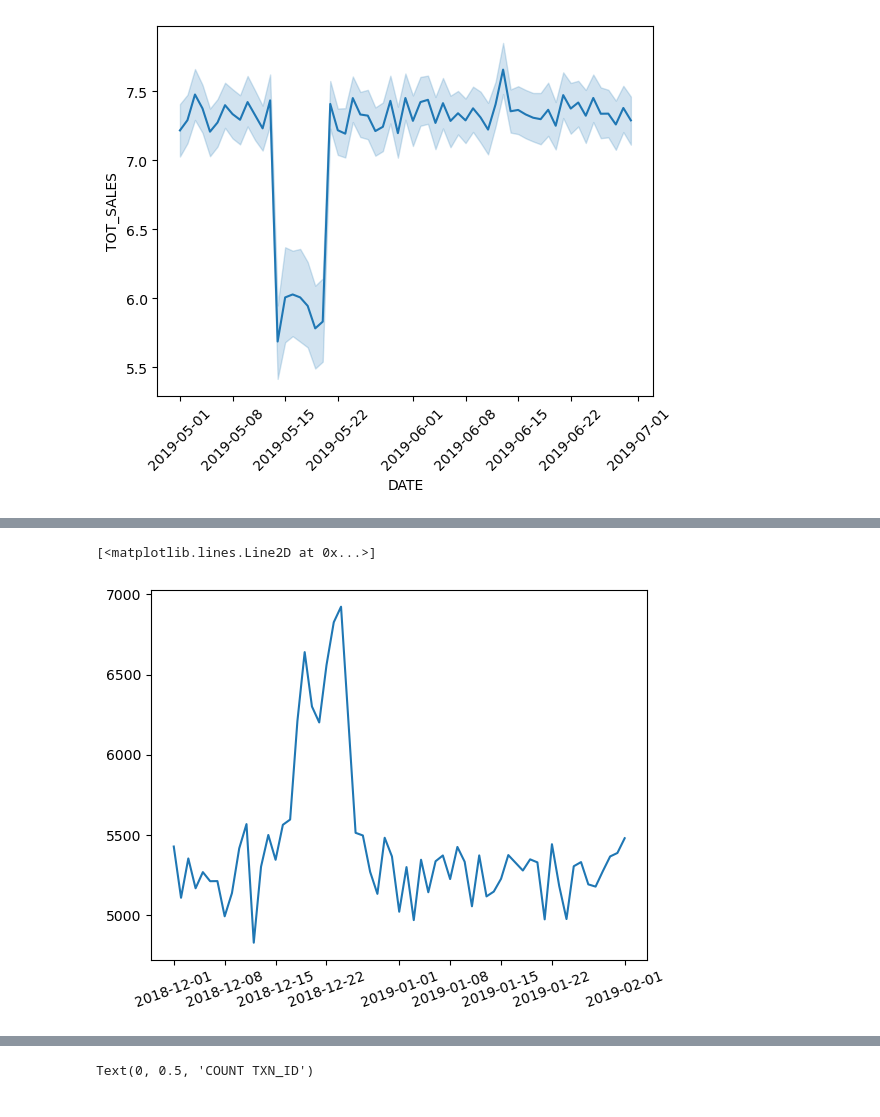
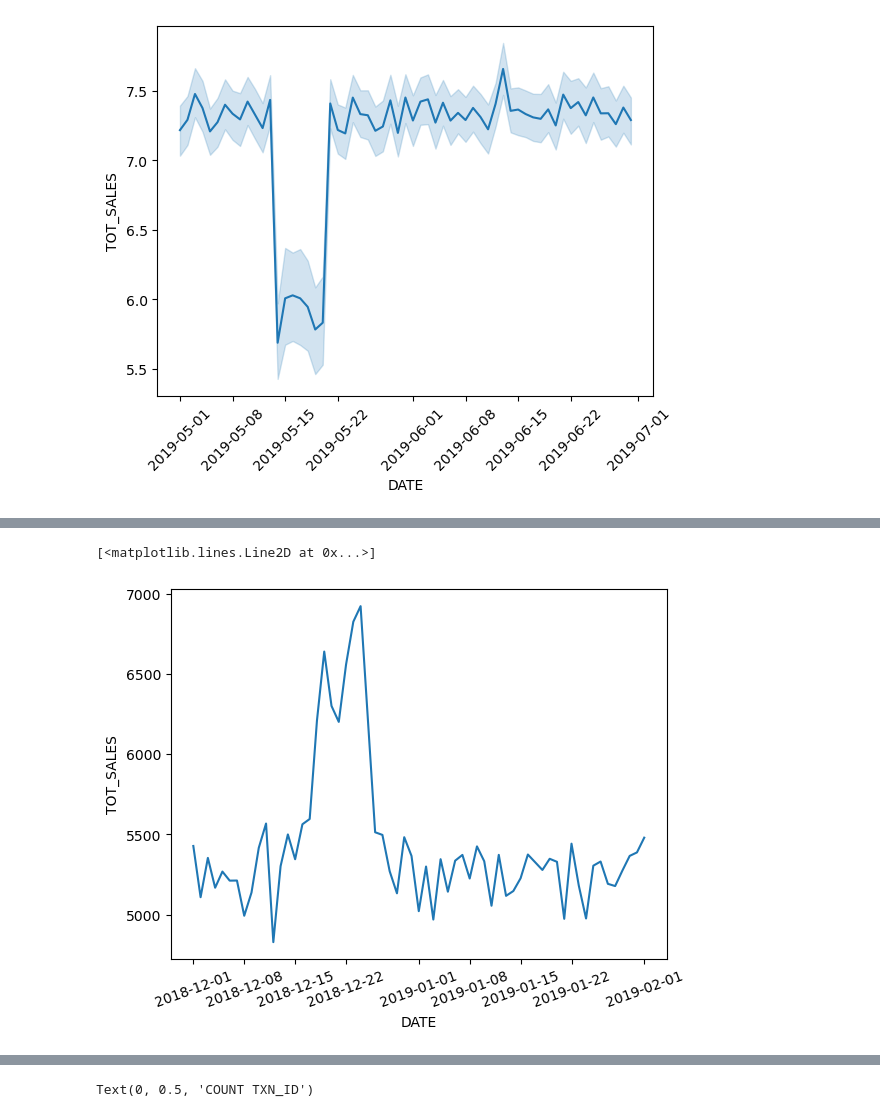
Before and after one commit to ANPHANVAN/AN_SHARE, a Jupyter notebook: Data analyst product Quantium.ipynb, the cells around one changed output, grey strips where cells are left out. Cells and saved outputs as stored; diff of their text form; code cells hidden in the pictures.

```diff
--- a/Data analyst product Quantium.ipynb
+++ b/Data analyst product Quantium.ipynb
@@ -534,8 +511,10 @@ plt.plot(TOT_SALES_DATE_TIME['DATE'], TOT_SALES_DATE_TIME['TOT_SALES'])
 # %%
 plt.xticks(rotation = 20)
+plt.xlabel('DATE')
+plt.ylabel('TOT_SALES')
 TOT_SALES_DATE = df.groupby('DATE')['TOT_SALES'].sum().reset_index()
 TOT_SALES_DATE_TIME = TOT_SALES_DATE[(TOT_SALES_DATE['DATE'] >= '2018-12-01') & (TOT_SALES_DATE['DATE'] <= '2019-02-01')]
 plt.plot(TOT_SALES_DATE_TIME['DATE'], TOT_SALES_DATE_TIME['TOT_SALES'])
 # %% [output]
 [<matplotlib.lines.Line2D at 0x...>]
-[figure, old version]
+[figure, new version]
```
Also changed, not shown: parts of 52 cells of this notebook.
